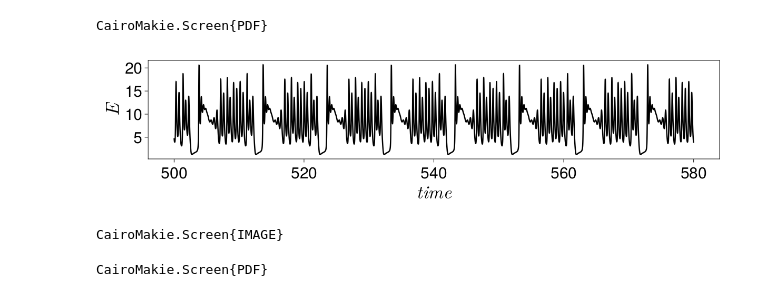
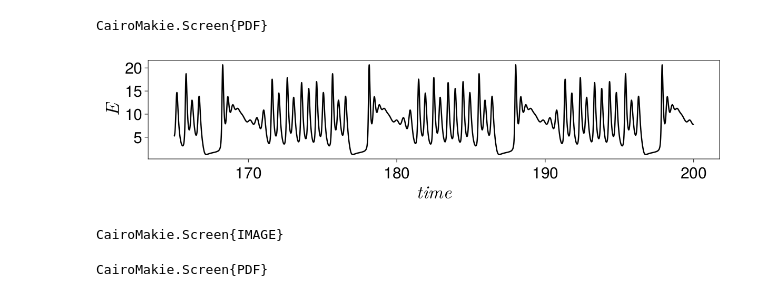
Before and after one commit to SergeyNovak777/dynamical-systems, a Jupyter notebook: Tsodyks Markram/Levanova/3 набор параметров/4 modes/Regular near homoclinic bursting activity in article.ipynb, the cells around one changed output. Drawn from its saved outputs; the diff is of its cells as text; code cells hidden in the pictures.

```diff
--- a/Tsodyks Markram/Levanova/3 набор параметров/4 modes/Regular near homoclinic bursting activity in article.ipynb
+++ b/Tsodyks Markram/Levanova/3 набор параметров/4 modes/Regular near homoclinic bursting activity in article.ipynb
@@ -133,16 +133,16 @@ save("regular_near_homoclinic_phase.pdf", f)
 # %% [output]
 CairoMakie.Screen{PDF}
 # %%
-ts, tf = 500000, 580000 # 300000, 500000
+ts, tf = 165000, 200000 # 500000, 580000
 CairoMakie.activate!()
 f = Figure(resolution = (1200, 300))
 axis = Axis(f[1, 1], xlabel = L"$time$", ylabel = L"$E$",
             xlabelsize = lb_size, ylabelsize = lb_size,
             xticklabelsize = tck_size, yticklabelsize = tck_size,
             xgridvisible = false, ygridvisible = false)
 lines!(axis, sol_for.t[ts:tf], sol_for[1, ts:tf], linewidth = 2.5, color = :black)
 display(f)
 # %% [output]
-[figure, old version]
+[figure, new version]
 CairoMakie.Screen{IMAGE}
 # %%
```
Also changed, not shown: parts of 3 cells of this notebook, 11 other files.
